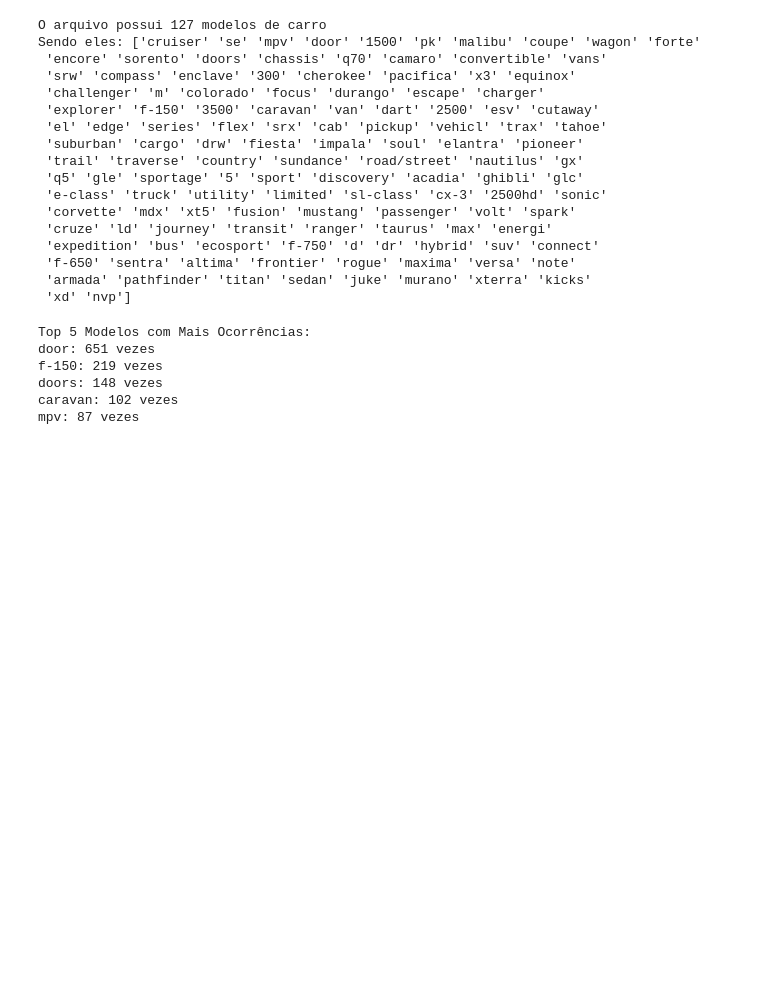
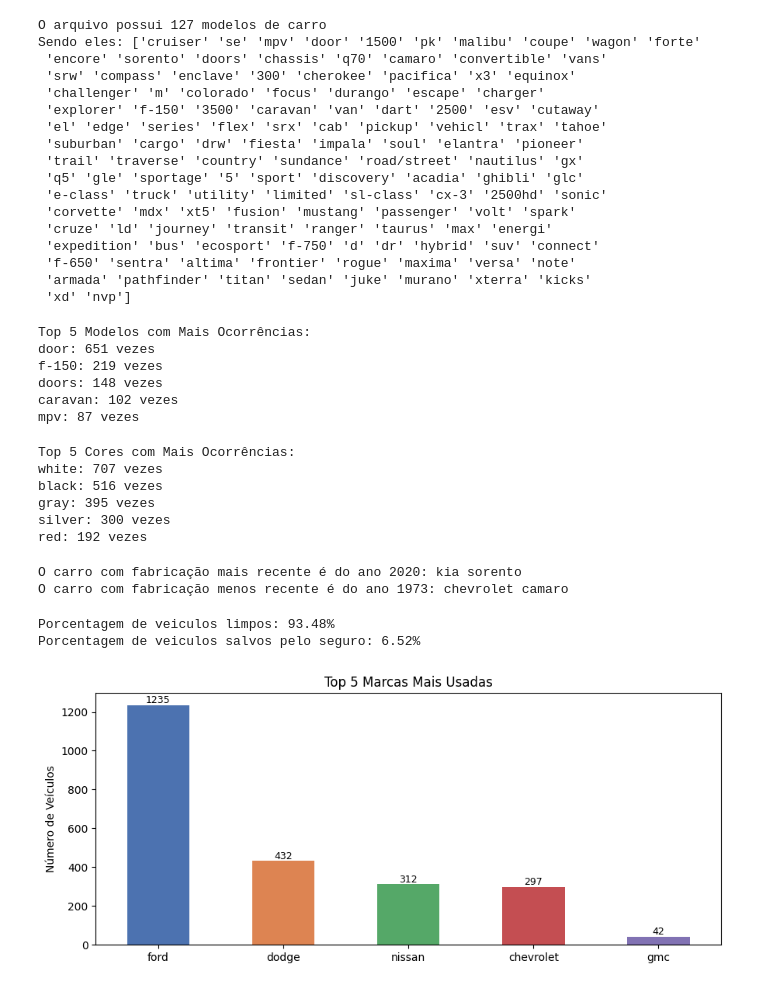
Before and after one commit to RafaelEliaas/Cars_USA_Analysis, a Jupyter notebook: USA_cars_analysis.ipynb, the cells around one changed output. Cells and saved outputs as stored; diff of their text form; code cells hidden in the pictures; blank space fills up the shorter version.

```diff
--- a/USA_cars_analysis.ipynb
+++ b/USA_cars_analysis.ipynb
@@ -144,3 +146,79 @@ f-150: 219 vezes
 doors: 148 vezes
 caravan: 102 vezes
 mpv: 87 vezes
+# %%
+def contar_ocorrencia_cores(df):
+    cor = df['color'].tolist()
+
+    contador_cor = Counter(cor)
+
+    return contador_cor
+
+ocorrencia_cores = contar_ocorrencia_cores(df)
+
+top_5_cores = ocorrencia_cores.most_common(5)
+
+print("Top 5 Cores com Mais Ocorrências:")
+for cor, ocorrencias in top_5_cores:
+    print(f'{cor}: {ocorrencias} vezes')
+# %% [output]
+Top 5 Cores com Mais Ocorrências:
+white: 707 vezes
+black: 516 vezes
+gray: 395 vezes
+silver: 300 vezes
+red: 192 vezes
+# %%
+mais_recente = df['year'].max()
+menos_recente = df['year'].min()
+
+veiculo_mais_recente = df[df['year'] == mais_recente]
+veiculo_menos_recente = df[df['year'] == menos_recente]
+
+marca_modelo_novo = veiculo_mais_recente[['brand','model']].iloc[0]
+print(f'O carro com fabricação mais recente é do ano {mais_recente}: {marca_modelo_novo['brand']} {marca_modelo_novo['model']}')
+
+marca_modelo_velho = veiculo_menos_recente[['brand','model']].iloc[0]
+print(f'O carro com fabricação menos recente é do ano {menos_recente}: {marca_modelo_velho['brand']} {marca_modelo_velho['model']}')
+# %% [output]
+O carro com fabricação mais recente é do ano 2020: kia sorento
+O carro com fabricação menos recente é do ano 1973: chevrolet camaro
+# %%
+def porcentagem_title_status(df):
+    veiculos_limpos = df[df['title_status'] == 'clean vehicle'].shape[0]
+    veiculo_de_seguro = df[df['title_status'] == 'salvage insurance'].shape[0]
+    total_veiculos = len(df)
+
+    porcentagem_limpo = (veiculos_limpos / total_veiculos) * 100
+    porcentagem_veiculos_de_seguro = (veiculo_de_seguro / total_veiculos) * 100
+
+    return porcentagem_limpo, porcentagem_veiculos_de_seguro
+
+porcentagem_limpo, porcentagem_veiculos_de_seguro = porcentagem_title_status(df)
+
+print(f"Porcentagem de veiculos limpos: {porcentagem_limpo:.2f}%")
+print(f"Porcentagem de veiculos salvos pelo seguro: {porcentagem_veiculos_de_seguro:.2f}%")
+# %% [output]
+Porcentagem de veiculos limpos: 93.48%
+Porcentagem de veiculos salvos pelo seguro: 6.52%
+# %%
+marcas_mais_usadas = df['brand'].value_counts()
+
+top_5_marcas = marcas_mais_usadas.head(5)
+
+palette = sns.color_palette("deep", len(top_5_marcas))
+
+plt.figure(figsize=(9, 4))
+ax = top_5_marcas.plot(kind='bar', color=palette)
+
+for i, v in enumerate(top_5_marcas):
+    ax.text(i, v + -1, str(v), ha='center', va='bottom', fontsize=9)
+
+plt.title('Top 5 Marcas Mais Usadas')
+plt.xlabel('')
+plt.ylabel('Número de Veículos')
+plt.xticks(rotation=0)
+plt.tight_layout()
+plt.show()
+# %% [output]
+[figure, added]
```
Also changed, not shown: parts of 1 cell of this notebook.
